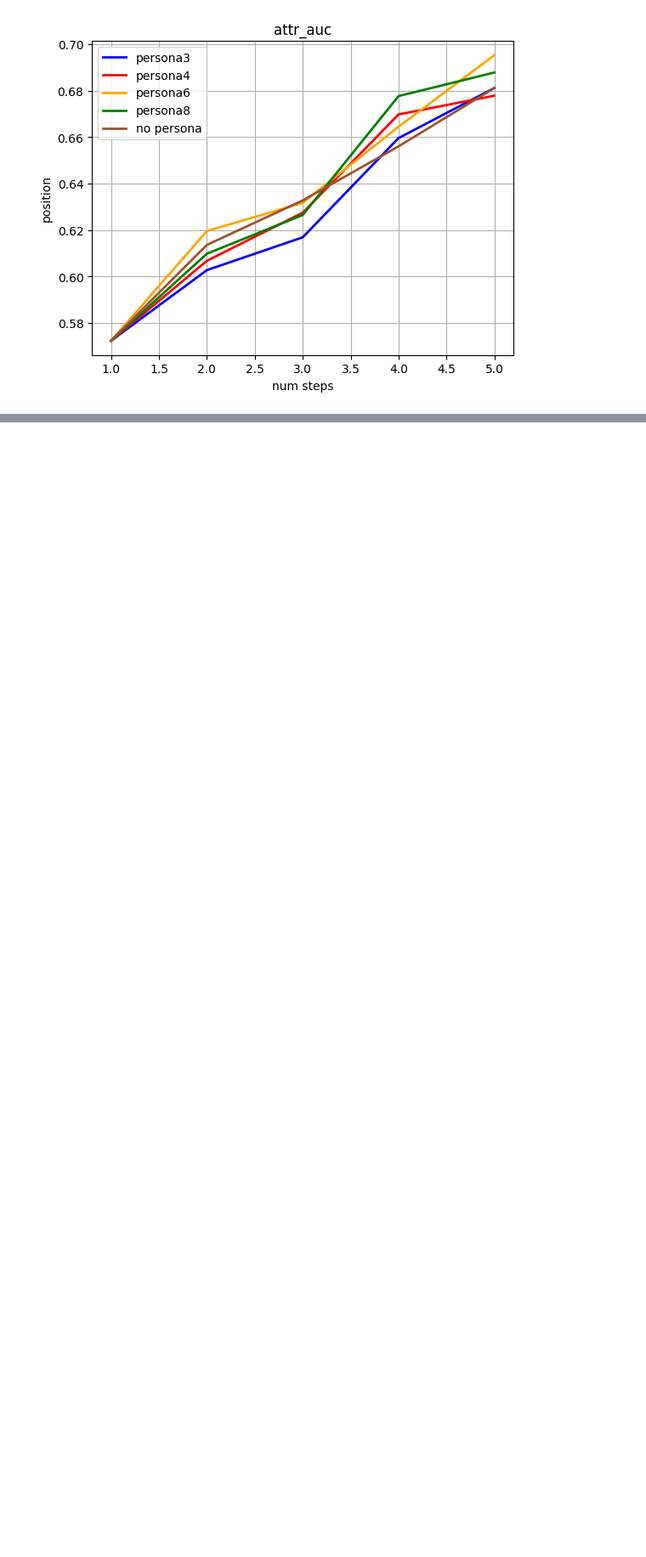
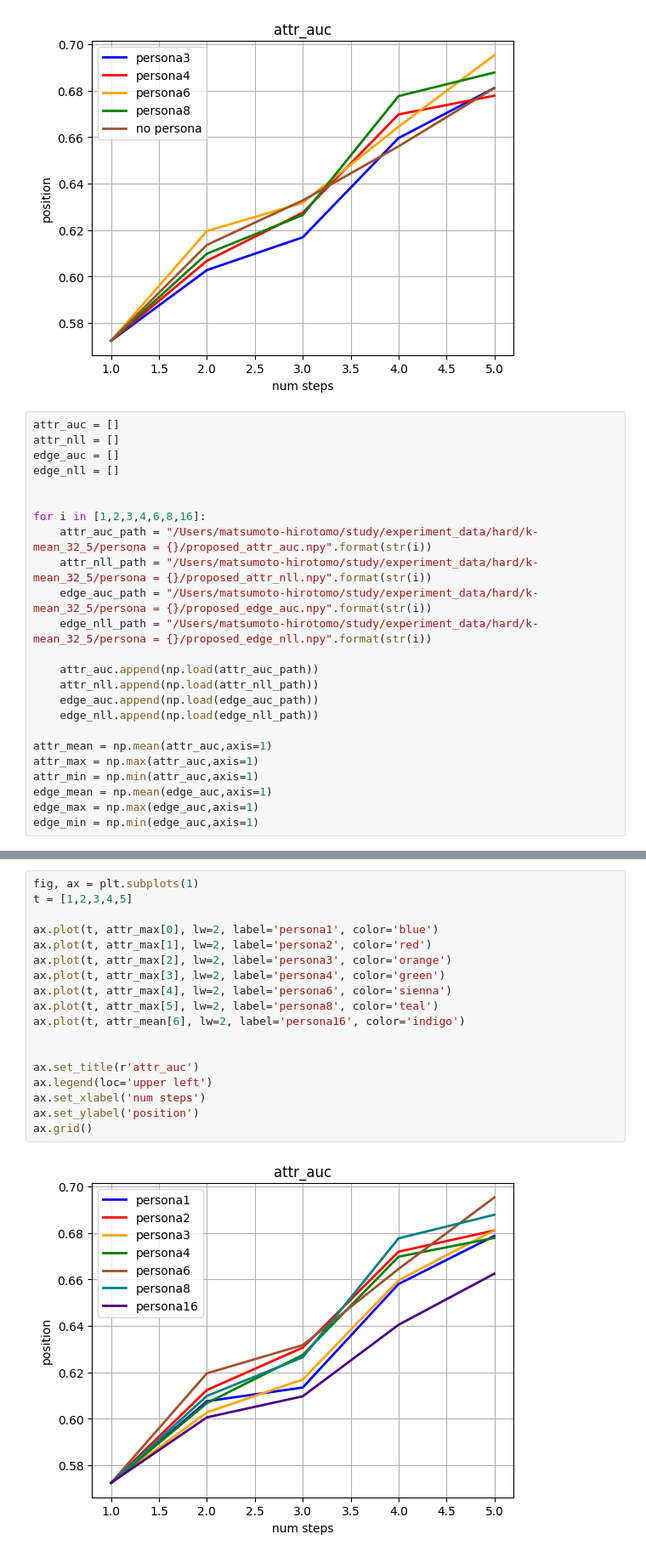
Before and after one commit to hiroemon-m/study, a Jupyter notebook: visualize/k-mean_32_5/visualization.ipynb, the cells around one changed output, grey strips where cells are left out. Shown at 85% size. Saved outputs shown, nothing was run; the diff lists cells and outputs as text; blank space fills up the shorter version.

```diff
--- a/visualize/k-mean_32_5/visualization.ipynb
+++ b/visualize/k-mean_32_5/visualization.ipynb
@@ -94,3 +94,27 @@ ax.set_ylabel('position')
 ax.grid()
 # %% [output]
 [figure]
+# %%
+attr_auc = []
+attr_nll = []
+edge_auc = []
+edge_nll = []
+
+
+for i in [1,2,3,4,6,8,16]:
+    attr_auc_path = "/Users/matsumoto-hirotomo/study/experiment_data/hard/k-mean_32_5/persona = {}/proposed_attr_auc.npy".format(str(i))
+    attr_nll_path = "/Users/matsumoto-hirotomo/study/experiment_data/hard/k-mean_32_5/persona = {}/proposed_attr_nll.npy".format(str(i))
+    edge_auc_path = "/Users/matsumoto-hirotomo/study/experiment_data/hard/k-mean_32_5/persona = {}/proposed_edge_auc.npy".format(str(i))
+    edge_nll_path = "/Users/matsumoto-hirotomo/study/experiment_data/hard/k-mean_32_5/persona = {}/proposed_edge_nll.npy".format(str(i))
+
+    attr_auc.append(np.load(attr_auc_path))
+    attr_nll.append(np.load(attr_nll_path))
+    edge_auc.append(np.load(edge_auc_path))
+    edge_nll.append(np.load(edge_nll_path))
+
+attr_mean = np.mean(attr_auc,axis=1)
+attr_max = np.max(attr_auc,axis=1)
+attr_min = np.min(attr_auc,axis=1)
+edge_mean = np.mean(edge_auc,axis=1)
+edge_max = np.max(edge_auc,axis=1)
+edge_min = np.min(edge_auc,axis=1)
@@ -96,0 +149,20 @@ ax.grid()
+# %%
+fig, ax = plt.subplots(1)
+t = [1,2,3,4,5]
+
+ax.plot(t, attr_max[0], lw=2, label='persona1', color='blue')
+ax.plot(t, attr_max[1], lw=2, label='persona2', color='red')
+ax.plot(t, attr_max[2], lw=2, label='persona3', color='orange')
+ax.plot(t, attr_max[3], lw=2, label='persona4', color='green')
+ax.plot(t, attr_max[4], lw=2, label='persona6', color='sienna')
+ax.plot(t, attr_max[5], lw=2, label='persona8', color='teal')
+ax.plot(t, attr_mean[6], lw=2, label='persona16', color='indigo')
+
+
+ax.set_title(r'attr_auc')
+ax.legend(loc='upper left')
+ax.set_xlabel('num steps')
+ax.set_ylabel('position')
+ax.grid()
+# %% [output]
+[figure, added]
```
Also changed, not shown: parts of 1 cell of this notebook, 31 other files.
